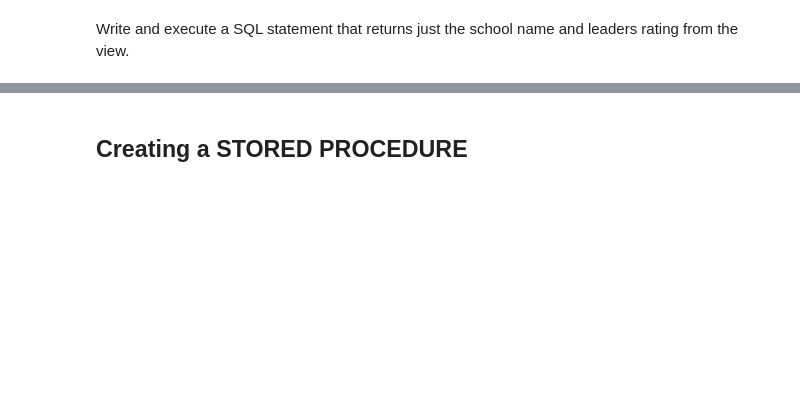
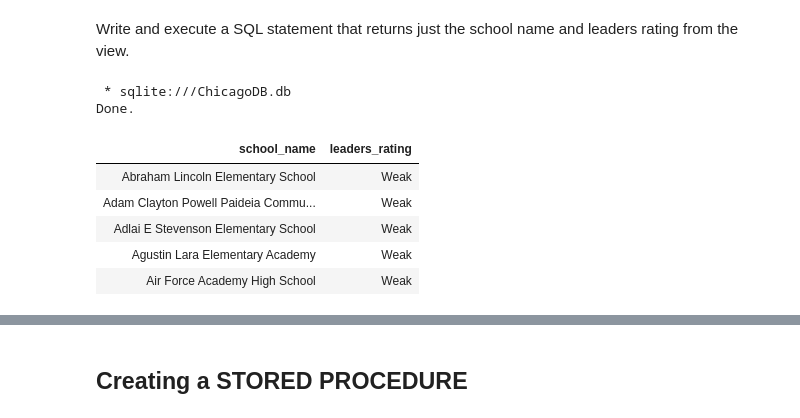
Before and after one commit to rjacaac211/Chicago-Data-Analysis-with-SQL, a Jupyter notebook: Advanced-SQL-Project_Chicago-Data.ipynb, the cells around one changed output, grey strips where cells are left out. Saved outputs shown, nothing was run; the diff lists cells and outputs as text; code cells hidden in the pictures; blank space fills up the shorter version.

```diff
--- a/Advanced-SQL-Project_Chicago-Data.ipynb
+++ b/Advanced-SQL-Project_Chicago-Data.ipynb
@@ -152,2 +179,16 @@ Write and execute a SQL statement that returns all of the columns from the view.
 # %% [markdown]
 Write and execute a SQL statement that returns just the school name and leaders rating from the view.
+# %%
+%%sql
+SELECT school_name, leaders_rating
+FROM SCHOOL_RATINGS
+LIMIT 5;
+# %% [output]
+ * sqlite:///ChicagoDB.db
+Done.
+| school_name | leaders_rating |
+| Abraham Lincoln Elementary School | Weak |
+| Adam Clayton Powell Paideia Commu... | Weak |
+| Adlai E Stevenson Elementary School | Weak |
+| Agustin Lara Elementary Academy | Weak |
+| Air Force Academy High School | Weak |
```
Also changed, not shown: parts of 17 cells of this notebook, 1 other file.
